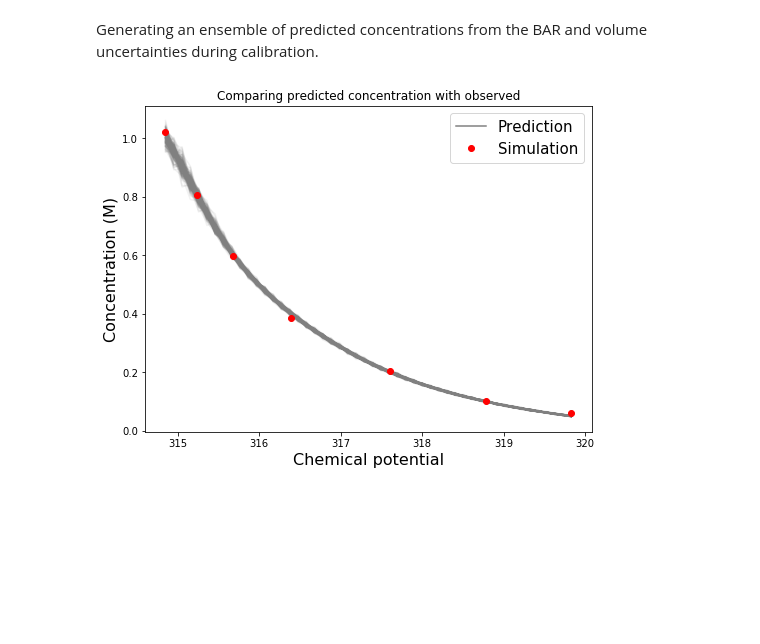
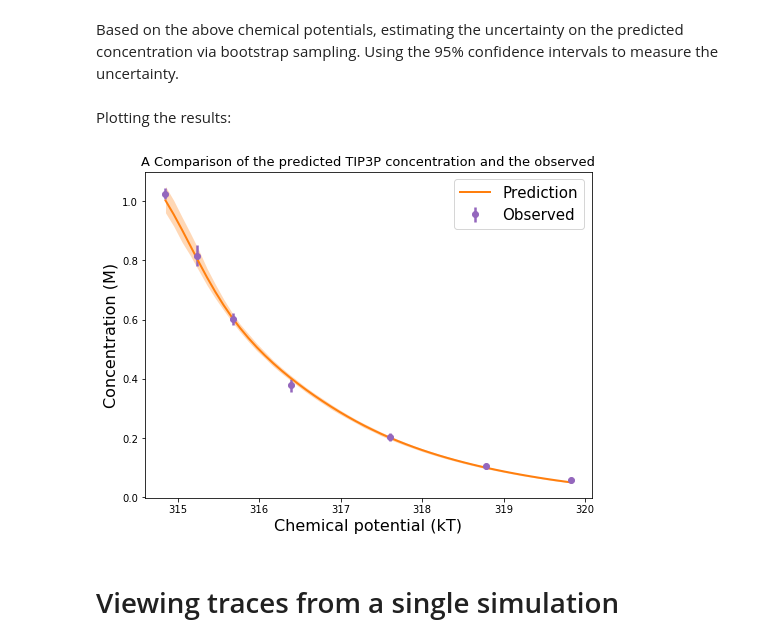
Before and after one commit to choderalab/saltswap-results, a Jupyter notebook: calibration/analysis/Validating TIP3P Calibration.ipynb, the cells around one changed output. Saved outputs shown, nothing was run; the diff lists cells and outputs as text; code cells hidden in the pictures; blank space fills up the shorter version.

Commit message:
Added initial analysis comparing the predicted salt concentration with observed.

```diff
--- a/calibration/analysis/Validating TIP3P Calibration.ipynb
+++ b/calibration/analysis/Validating TIP3P Calibration.ipynb
@@ -4,4 +4,9 @@ from netCDF4 import Dataset
 import matplotlib.pyplot as plt
 %matplotlib inline
 
+from pymbar import timeseries
+
 import calibration_tools as tools
+
+DISCARD = 10
+FAST = False
@@ -51,9 +22,13 @@ t3p = tools.AutoAnalyzeCalibration(files)
 # %%
+# The chemical potentials that were simulated.
 mu = [314.85, 315.24, 315.68, 316.39, 317.61, 318.78, 319.83]
-burnin=250
+
+# Pre-assignment for results
 mean_concentrations = np.zeros(len(mu))
+standard_error = np.zeros(len(mu))
+
 for i in range(len(mu)):
-    # Read in data
+    # Reading the data
     file = '../equilibrium_staging/tip3p/deltamu_' + str(mu[i]) + '/out.nc'
     ncfile = Dataset(file,'r')
     volume = ncfile.groups['Sample state data']['volume'][:]
@@ -61,23 +36,41 @@ for i in range(len(mu)):
     ncfile.close()
 
     # Get the concentrations
-    concentrations = 1.0*nsalt[burnin:]/volume[burnin:] * 1.66054
-    mean_concentrations[i] = np.mean(concentrations)
+    concentration = 1.0*nsalt/volume * 1.66054
+
+    # Estimate the mean and standard error with timeseries analysis
+    t_equil, stat_ineff, n_eff = timeseries.detectEquilibration(concentration[DISCARD:], fast=FAST)
+    mean_concentrations[i] = np.mean(concentration[(DISCARD + t_equil):])
+    standard_error[i] = np.std(concentration[(DISCARD + t_equil):]) / np.sqrt(n_eff)
-# %% [markdown]
-Generating an ensemble of predicted concentrations from the BAR and volume uncertainties during calibration.
+# %% [markdown]
+Based on the above chemical potentials, estimating the uncertainty on the predicted concentration via bootstrap sampling. Using the 95% confidence intervals to measure the uncertainty.
 # %%
 plot_mus = np.linspace(mu[0],mu[-1])
-pred_concentration, pred_spread =  t3p.predict_ensemble_concentrations(deltachems=plot_mus, nsamples=200)
+pred_concentration, pred_spread =  t3p.predict_ensemble_concentrations(deltachems=plot_mus, nsamples=500)
+lower = np.percentile(pred_spread, q=2.5, axis=1)
+upper = np.percentile(pred_spread, q=97.5, axis=1)
+# %% [markdown]
+Plotting the results:
 # %%
 plt.figure(figsize=[8,6])
-plt.plot(plot_mus, pred_concentration,color='grey', label='Prediction')
-plt.plot(plot_mus, pred_spread, alpha=0.1, color='grey')
-plt.plot(mu, mean_concentrations,'o', color='red', label='Simulation')
 
-plt.title('Comparing predicted concentration with observed')
-plt.xlabel('Chemical potential', fontsize=16)
+# Picking the plotting colors:
+c_pred = 'C1'
+c_obs = 'C4'
+
+# Plotting the prediction and confidence interval
+plt.plot(plot_mus, pred_concentration,color=c_pred, label='Prediction', lw=2)
+plt.fill_between(x=plot_mus, y1=lower, y2=upper, color=c_pred, alpha=0.3, lw=0)
+
+# Plotting the observed concentration with estimated 95% confidence interval
+plt.errorbar(mu, mean_concentrations,yerr=2*standard_error, fmt='o', color=c_obs, label='Observed', lw=2.5)
+
+plt.title('A Comparison of the predicted TIP3P concentration and the observed',fontsize=13)
+plt.xlabel('Chemical potential (kT)', fontsize=16)
 plt.ylabel('Concentration (M)', fontsize=16)
 plt.legend(fontsize=15)
 plt.show()
 # %% [output]
-[figure, old version]
+[figure, new version]
+# %% [markdown]
+# Viewing traces from a single simulation
```
Also changed, not shown: parts of 21 cells of this notebook, 1 other file.
